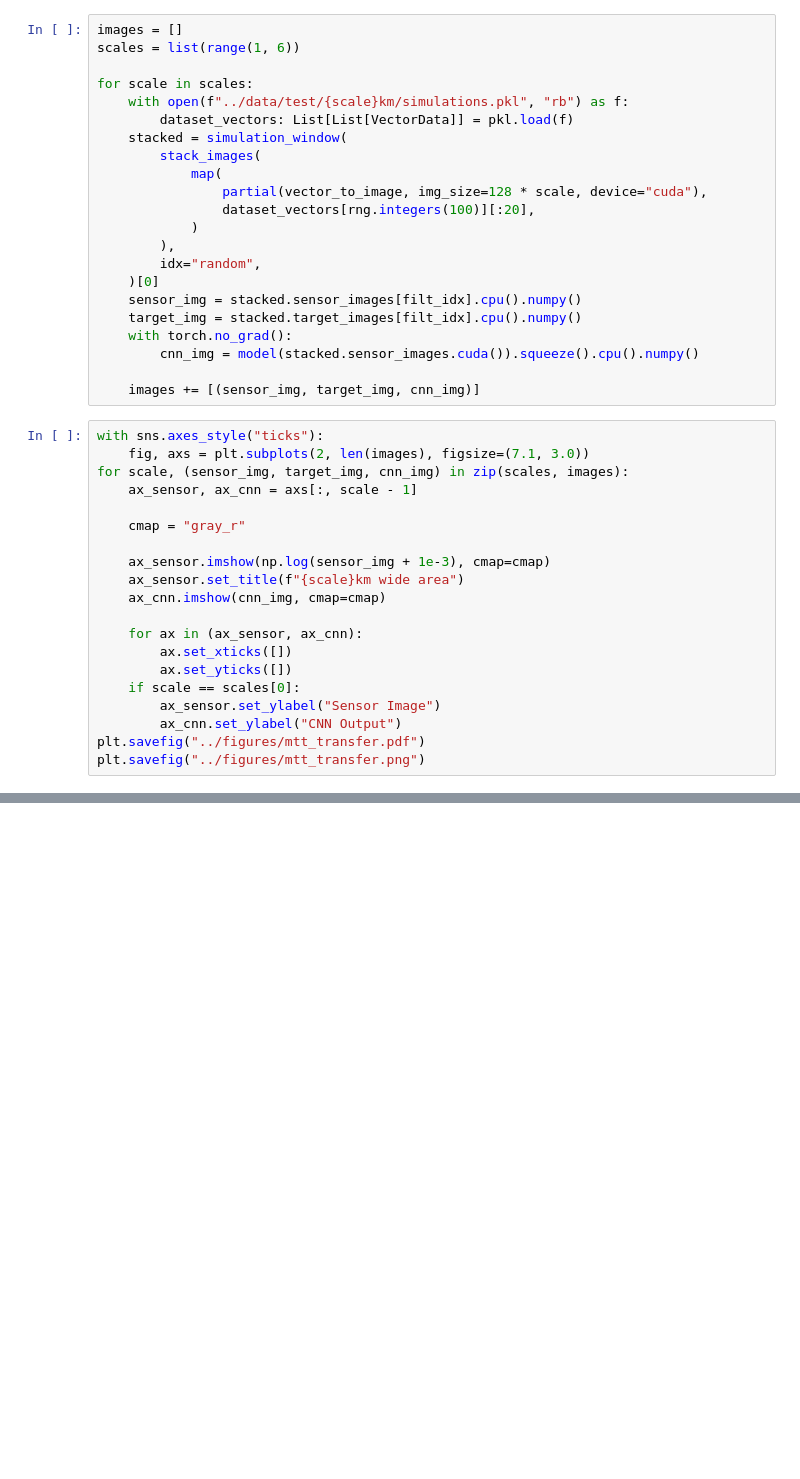
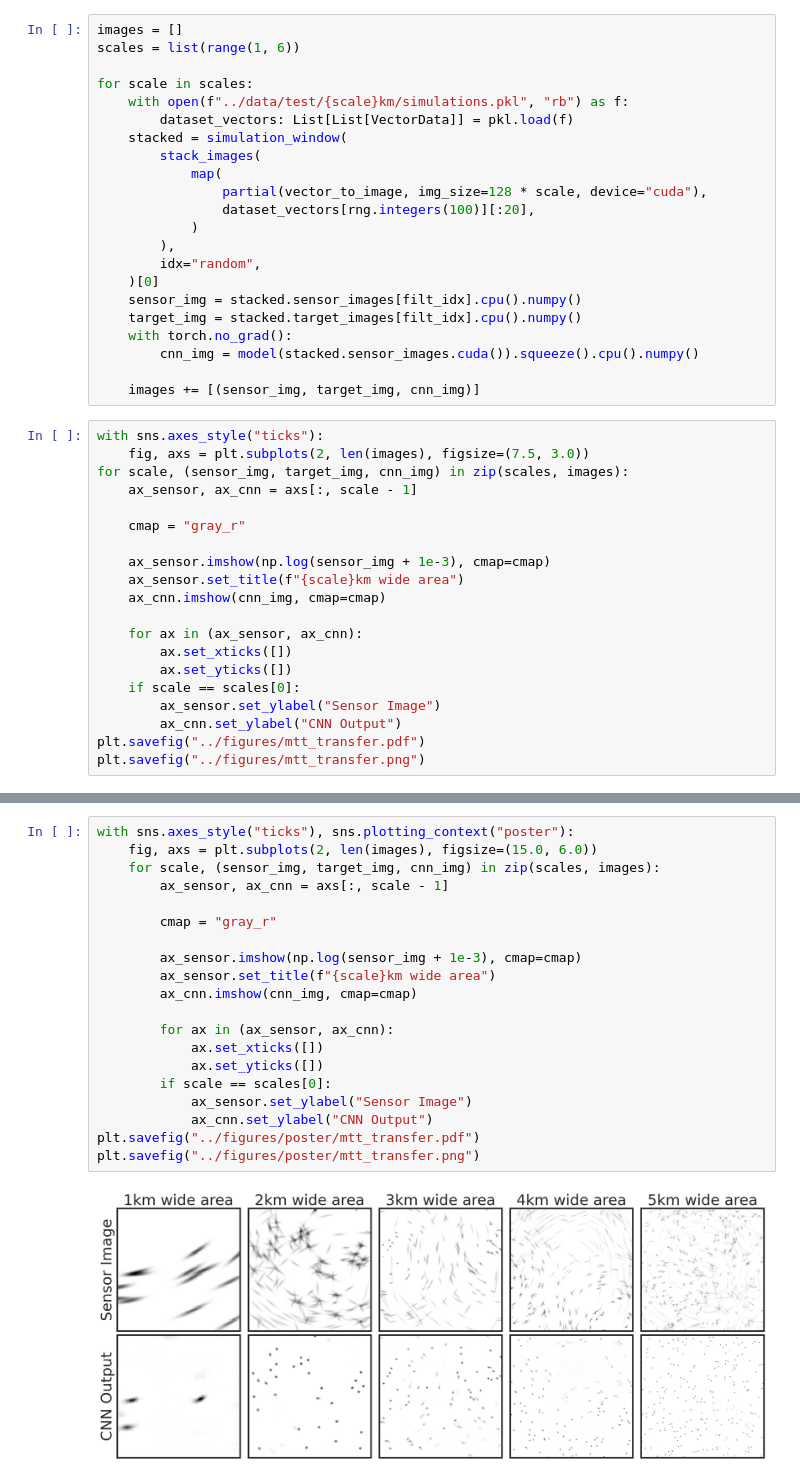
Before and after one commit to Damowerko/mtt, a Jupyter notebook: notebooks/evaluate.ipynb, the cells around one changed output, grey strips where cells are left out. Drawn from its saved outputs; the diff is of its cells as text; blank space fills up the shorter version.

```diff
--- a/notebooks/evaluate.ipynb
+++ b/notebooks/evaluate.ipynb
@@ -250,7 +245,7 @@ for scale in scales:
     images += [(sensor_img, target_img, cnn_img)]
 # %%
 with sns.axes_style("ticks"):
-    fig, axs = plt.subplots(2, len(images), figsize=(7.1, 3.0))
+    fig, axs = plt.subplots(2, len(images), figsize=(7.5, 3.0))
 for scale, (sensor_img, target_img, cnn_img) in zip(scales, images):
     ax_sensor, ax_cnn = axs[:, scale - 1]
 
@@ -272,0 +268,22 @@ plt.savefig("../figures/mtt_transfer.png")
+# %%
+with sns.axes_style("ticks"), sns.plotting_context("poster"):
+    fig, axs = plt.subplots(2, len(images), figsize=(15.0, 6.0))
+    for scale, (sensor_img, target_img, cnn_img) in zip(scales, images):
+        ax_sensor, ax_cnn = axs[:, scale - 1]
+
+        cmap = "gray_r"
+
+        ax_sensor.imshow(np.log(sensor_img + 1e-3), cmap=cmap)
+        ax_sensor.set_title(f"{scale}km wide area")
+        ax_cnn.imshow(cnn_img, cmap=cmap)
+
+        for ax in (ax_sensor, ax_cnn):
+            ax.set_xticks([])
+            ax.set_yticks([])
+        if scale == scales[0]:
+            ax_sensor.set_ylabel("Sensor Image")
+            ax_cnn.set_ylabel("CNN Output")
+plt.savefig("../figures/poster/mtt_transfer.pdf")
+plt.savefig("../figures/poster/mtt_transfer.png")
+# %% [output]
+[figure, added]
```
Also changed, not shown: parts of 5 cells of this notebook, 3 other files.
